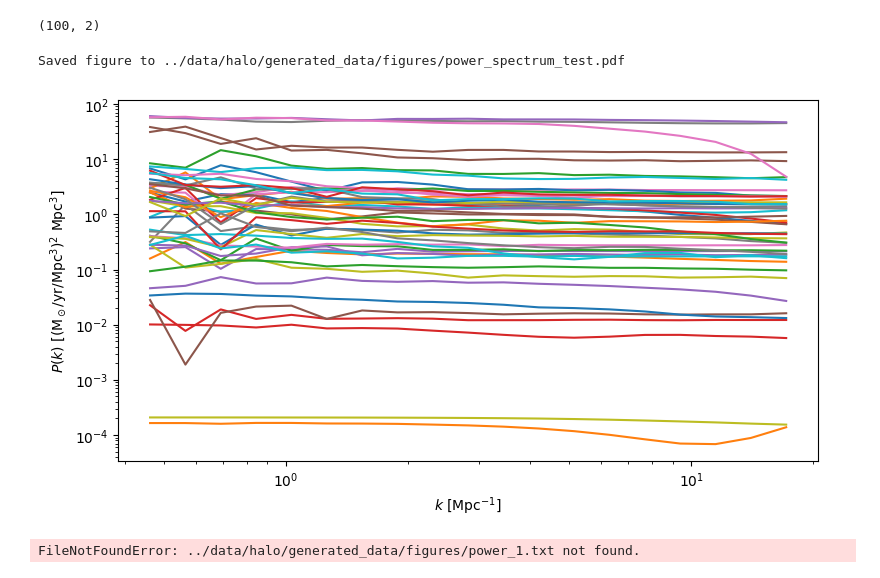
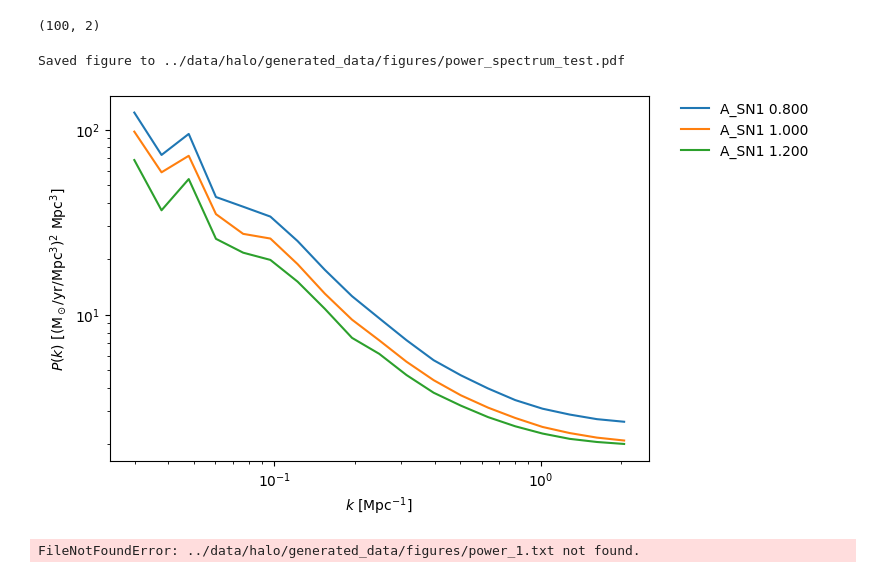
Before and after one commit to knmoriwaki/cosmoglint, a Jupyter notebook: notebooks/vary_parameters.ipynb, the cells around one changed output. Saved outputs shown, nothing was run; the diff lists cells and outputs as text; code cells hidden in the pictures.

```diff
--- a/notebooks/vary_parameters.ipynb
+++ b/notebooks/vary_parameters.ipynb
@@ -303,9 +286,9 @@ for data, header in zip(data_list, header_list):
     boxsize = header["boxsize"] / hlittle / 1e3 # Mpc
     voxel_size = boxsize ** 3 / data.shape[0] / data.shape[1] / data.shape[2]
 
-    nhalf = int(len(data)/2)
-    data = data[:-nhalf, :-nhalf, :-nhalf]
-    boxsize = boxsize / 2
+    #nhalf = int(len(data)/2)
+    #data = data[:-nhalf, :-nhalf, :-nhalf]
+    #boxsize = boxsize / 2
     power, k, var = compute_power(data / voxel_size, boxlength=boxsize, log_bins=True)
 
     k_values = 0.5 * (k[1:] + k[:-1])
@@ -315,12 +298,12 @@ for data, header in zip(data_list, header_list):
 k_rsd_list = []
 power_rsd_list = []
 for data, header in zip(data_rsd_list, header_rsd_list):
-    boxsize = header["boxsize"] / hlittle
+    boxsize = header["boxsize"] / hlittle / 1e3
     voxel_size = boxsize ** 3 / data.shape[0] / data.shape[1] / data.shape[2]
 
-    nhalf = int(len(data)/2)
-    data = data[:-nhalf, :-nhalf, :-nhalf]
-    boxsize = boxsize / 2
+    #nhalf = int(len(data)/2)
+    #data = data[:-nhalf, :-nhalf, :-nhalf]
+    #boxsize = boxsize / 2
     power, k, var = compute_power(data / voxel_size, boxlength=boxsize, log_bins=True)
 
     k_values = 0.5 * (k[1:] + k[:-1])
@@ -328,10 +311,11 @@ for data, header in zip(data_rsd_list, header_rsd_list):
     k_rsd_list.append(k_values)
 
 for i in range(len(power_list)):
-    fout = "{}/power_{:d}_test.txt".format(output_dir, i)
+    fout = "{}/power_{}.txt".format(output_dir, labels[i])
     with open(fout, "w") as f:
         for j in range(len(k_list[i])):
-            f.write("{:.4e} {:.4e} {:.4e}\n".format(k_list[i][j], power_list[i][j], power_rsd_list[i][j]))
+            #f.write("{:.4e} {:.4e} {:.4e}\n".format(k_list[i][j], power_list[i][j], power_rsd_list[i][j]))
+            f.write("{:.4e} {:.4e} \n".format(k_list[i][j], power_list[i][j]))
 
     print("output {}".format(fout))
 # %% [output]
@@ -368,43 +341,43 @@ def compare_power(id_list, fsave, lw_list=None, with_factor=False, **kwargs):
     alpha = [1, 1, 1, 1, 1]
 
     for count, i in enumerate(id_list):
-        data = np.loadtxt("{}/power_{}_test.txt".format(output_dir, str(i)))
+        data = np.loadtxt("{}/power_{}.txt".format(output_dir, labels[i]))
         k = data[:,0]
         power = data[:,1]
-        power_rsd = data[:,2]
+        #power_rsd = data[:,2]
 
-        plot_power(k, power, label="A_SN = {:.3f}, A_AGN = {:.3f}".format(global_params[i,0], global_params[i,1]), ls="solid", zorder=i,  with_factor=with_factor) #, lw=lw_list[i]) #color=colors[i], alpha=alpha[i],
+        plot_power(k, power, label=titles[i], ls="solid", zorder=i,  with_factor=with_factor) #, lw=lw_list[i]) #color=colors[i], alpha=alpha[i],
          #plot_power(k, power_rsd, ls="dashed", color=colors[i], zorder=i, alpha=alpha[i], with_factor=with_factor, lw=lw_list[i])
 
     plt.xlabel(r"$k \ [\rm Mpc^{-1}]$")
 
     if with_factor:
         plt.ylabel(r"$k^3P(k)/2\pi^2\ [({\rm M_\odot / yr /Mpc^3})^2]$")
     else:
         #plt.ylabel(r"$P(k)\ [({\rm M_\odot / yr)^2 / Mpc^3]}$")
         plt.ylabel(r"$P(k)\ [({\rm M_\odot / yr / Mpc^3)^2 \ Mpc^3]}$")
     plt.yscale("log")
     plt.xscale("log")
 
     xlim = plt.xlim()
     ylim = plt.ylim()
 
     #plt.plot([0, 1], [ylim[0]*0.1, ylim[0]*0.1], color="gray", ls="solid", lw=1, label="Real space")
     #plt.plot([0, 1], [ylim[0]*0.1, ylim[0]*0.1], color="gray", ls="dashed", lw=1, label="Redshift space")
     plt.xlim(xlim)
     plt.ylim(ylim)
 
     ax = plt.gca()
-    #ax.legend(frameon=False, bbox_to_anchor=(1.05, 1), loc='upper left', borderaxespad=0, ) #, ncol=2)
+    ax.legend(frameon=False, bbox_to_anchor=(1.05, 1), loc='upper left', borderaxespad=0, ) #, ncol=2)
 
     my_savefig(fsave)
 
 ### Show Power spectrum for test region
 fsave = "{}/power_spectrum_test.pdf".format(output_dir)
-compare_power([i for i in range(50)], fsave=fsave, lw_list=[1,1,1,2])
+compare_power([i for i in range(iend-istart)], fsave=fsave, lw_list=[1,1,1,2])
 # %% [output]
 Saved figure to ../data/halo/generated_data/figures/power_spectrum_test.pdf
-[figure, old version]
+[figure, new version]
 # %%
 with_factor = False
 def compare_power(id_list, fsave, lw_list=None, **kwargs):
```
Also changed, not shown: parts of 4 cells of this notebook.
